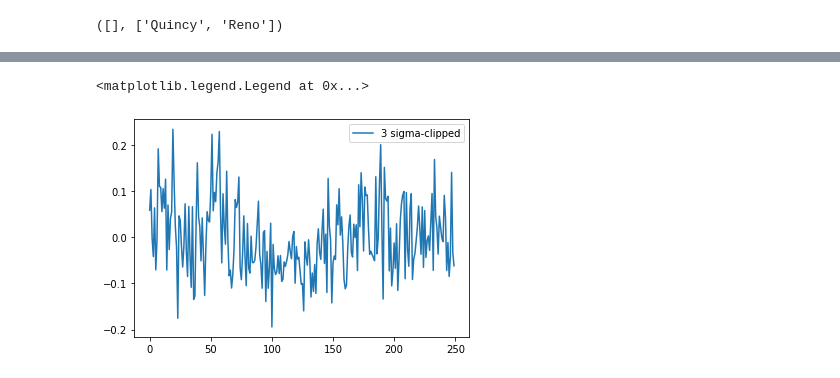
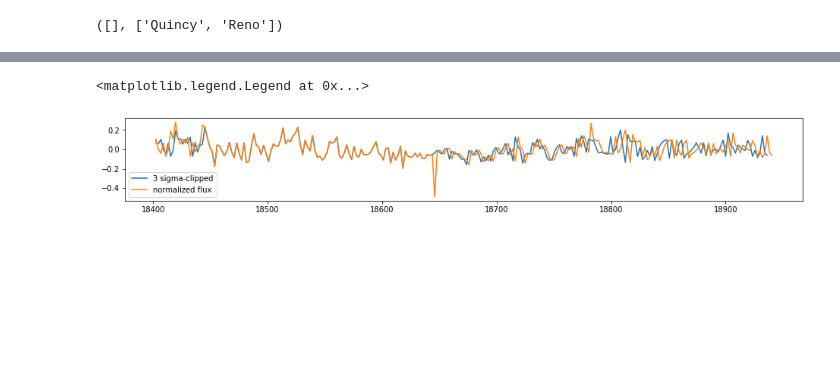
Before and after one commit to AntonioVitalic/AS4107-Investigacion-Dirigida, a Jupyter notebook: Tests_inv_dirigida.ipynb, the cells around one changed output, grey strips where cells are left out. Cells and saved outputs as stored; diff of their text form; code cells hidden in the pictures; blank space fills up the shorter version.

```diff
--- a/Tests_inv_dirigida.ipynb
+++ b/Tests_inv_dirigida.ipynb
@@ -1267,11 +485,3 @@ def code_to_debug():
   (rolling_mean_std_SR(cut_left(flux_norm, 2), wd_size=window)[2] < n), len(cut_left(flux_norm, n))
 # %%
 # code_to_debug()
-# %%
-n=2
-def cut_left(flux, n):
-  for i in range(len(flux)-1, -1, -1):
-    if (rolling_mean_std_SR(flux[:i], wd_size=window)[2] < n).all():
-      return flux[i:]
-
-(rolling_mean_std_SR(cut_left(flux_norm, 2), wd_size=window)[2] < n), len(cut_left(flux_norm, n))
@@ -1469,14 +691,0 @@ Text(0.5, 0, 'Units')
-# %%
-list_scalar = []
-for i in np.linspace(0.1, 1, 10):
-  a = np.zeros(4)
-  b = -i*np.ones(3)
-  kernel = np.concatenate((a,b,a), axis=None)
-  correlate = np.correlate(flux_norm-1, kernel, 'valid')
-  list_scalar.append(np.max(correlate) / np.std(correlate))
-  print(i, np.argmax(correlate))
-
-plt.clf()
-plt.plot(list_scalar)
-plt.title('Magnitude of maximum cross-correlation / std. of cross-correlation \n vs scalar at Quincy_b')
-plt.show()
@@ -1495,11 +691,0 @@ plt.show()
-# %%
-list_ceros = []
-for i in range(1, 10):
-  a = np.zeros(i)
-  b = -np.ones(3)
-  kernel = np.concatenate((a,b,a), axis=None)
-  correlate = np.correlate(flux_norm-1, kernel, 'valid')
-  list_ceros.append(np.max(correlate) / np.std(correlate))
-
-plt.plot(range(1, 10), list_ceros)
-plt.title('Magnitude of maximum cross-correlation / std. of cross-correlation \n vs number of ceros on the left and  on the right, at Quincy_b \n with 3 -1s')
@@ -1509,30 +692,32 @@ Text(0.5, 1.0, 'Magnitude of maximum cross-correlation / std. of cross-correlati
 # %%
 # https://docs.astropy.org/en/stable/api/astropy.stats.sigma_clipping.sigma_clip.html
 from astropy.stats import sigma_clip
 import numpy as np
 from numpy import mean
 with open('20190128_Quincy.dat', 'r') as f:
   data = []
   d = f.readlines()
   for i in d:
     k = i.rstrip().split(",")
     data.append([float(i) for i in k])
   data = np.array(data, dtype='float')
   time = data[:, 0]
   flux_norm = data[:, 1]
   flux_unc = data[:, 2]
 
 # astropy.stats.sigma_clip(data, sigma=3, sigma_lower=None, sigma_upper=None,
 #                          maxiters=5, cenfunc='median', stdfunc='std', axis=None,
 #                          masked=True, return_bounds=False, copy=True, grow=False)
 
 filtered_data = sigma_clip(flux_norm, sigma=3, maxiters=None, cenfunc=mean, masked=False, copy=False)
 
-# plt.scatter(time, filtered_data, s=2)
+plt.figure(figsize=(16,2))
+plt.plot(time[2:252], filtered_data-1, label='3 sigma-clipped')
+plt.plot(time, flux_norm-1, label='normalized flux')
+plt.legend()
 
-plt.plot(filtered_data-1, label='3 sigma-clipped')
-# plt.plot(flux_norm-1, label='normalized flux')
-plt.legend()
+# print(filtered_data)
+# print(flux_norm-1)
 # %% [output]
 <matplotlib.legend.Legend at 0x...>
-[figure, old version]
+[figure, new version]
```
Also changed, not shown: parts of 32 cells of this notebook.
